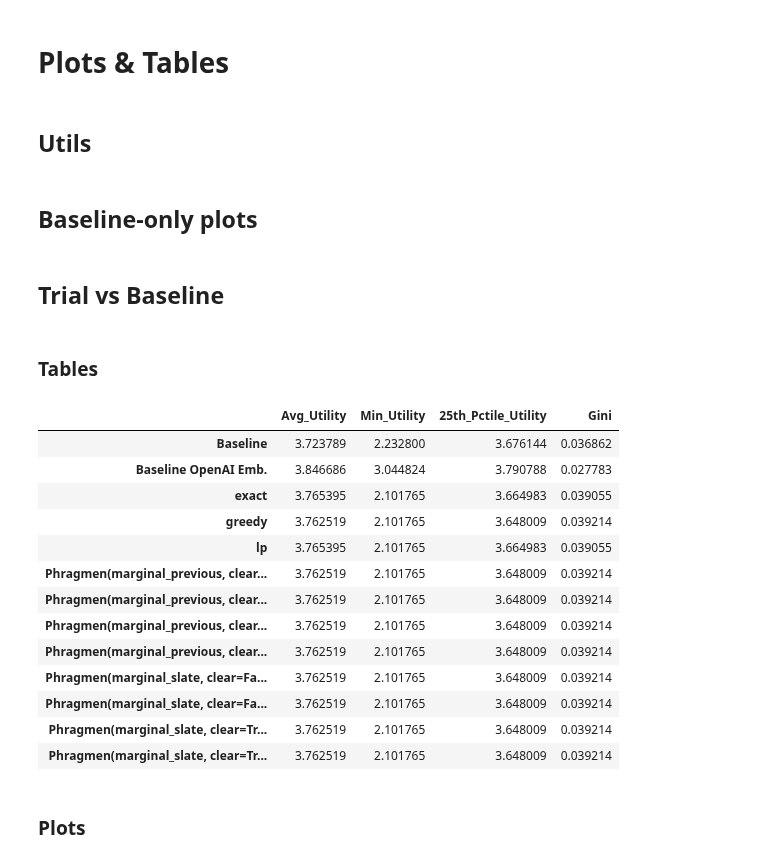
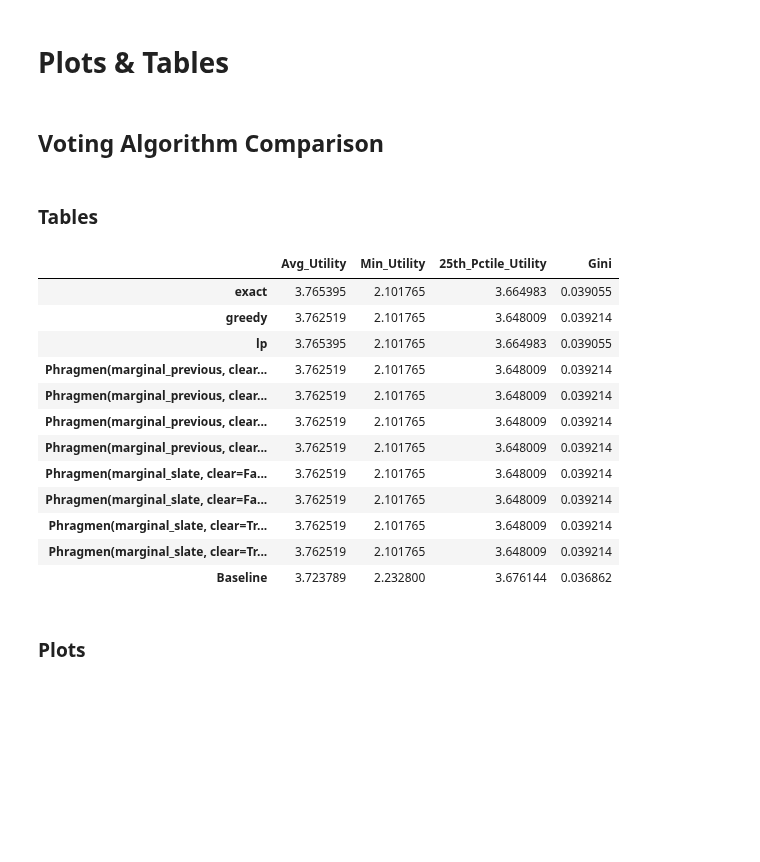
Before and after one commit to aaron-sandoval/generative_social_choice, a Jupyter notebook: generative_social_choice/plots/generate_plots.ipynb, the cells around one changed output. Saved outputs shown, nothing was run; the diff lists cells and outputs as text; code cells hidden in the pictures; blank space fills up the shorter version.

```diff
--- a/generative_social_choice/plots/generate_plots.ipynb
+++ b/generative_social_choice/plots/generate_plots.ipynb
@@ -174,4 +114,2 @@ assignments.head()
 # %% [markdown]
 # Plots & Tables
-# %% [markdown]
-## Utils
@@ -202,2 +115,0 @@ def calculate_proportion_confidence_intervals(counts: np.ndarray, total: int) ->
-# %% [markdown]
-## Baseline-only plots
@@ -272,32 +116,22 @@ def plot_likert_category_bar_chart(assignments: pd.DataFrame) -> plt.figure:
-# %% [markdown]
-## Trial vs Baseline
+# %% [markdown]
+## Voting Algorithm Comparison
 # %% [markdown]
 ### Tables
-# %%
-scalar_metrics = pd.DataFrame(index=utilities.columns, columns=["Avg_Utility", "Min_Utility", r"25th_Pctile_Utility", "Gini"])
-
-scalar_metrics.Avg_Utility = utilities.mean(0).T
-scalar_metrics.Min_Utility = utilities.min(0).T
-scalar_metrics["25th_Pctile_Utility"] = utilities.quantile(0.25, axis=0).T
-# Calculate Gini coefficient using scipy's implementation
-
-scalar_metrics.Gini = utilities.apply(lambda x: gini(x))
-
-scalar_metrics
-# %% [output]
-|  | Avg_Utility | Min_Utility | 25th_Pctile_Utility | Gini |
-| Baseline | 3.723789 | 2.232800 | 3.676144 | 0.036862 |
-| Baseline OpenAI Emb. | 3.846686 | 3.044824 | 3.790788 | 0.027783 |
-| exact | 3.765395 | 2.101765 | 3.664983 | 0.039055 |
-| greedy | 3.762519 | 2.101765 | 3.648009 | 0.039214 |
-| lp | 3.765395 | 2.101765 | 3.664983 | 0.039055 |
-| Phragmen(marginal_previous, clear... | 3.762519 | 2.101765 | 3.648009 | 0.039214 |
-| Phragmen(marginal_previous, clear... | 3.762519 | 2.101765 | 3.648009 | 0.039214 |
-| Phragmen(marginal_previous, clear... | 3.762519 | 2.101765 | 3.648009 | 0.039214 |
-| Phragmen(marginal_previous, clear... | 3.762519 | 2.101765 | 3.648009 | 0.039214 |
-| Phragmen(marginal_slate, clear=Fa... | 3.762519 | 2.101765 | 3.648009 | 0.039214 |
-| Phragmen(marginal_slate, clear=Fa... | 3.762519 | 2.101765 | 3.648009 | 0.039214 |
-| Phragmen(marginal_slate, clear=Tr... | 3.762519 | 2.101765 | 3.648009 | 0.039214 |
-| Phragmen(marginal_slate, clear=Tr... | 3.762519 | 2.101765 | 3.648009 | 0.039214 |
+# %%
+scalar_utility_metrics(utilities)
+# %% [output]
+|  | Avg_Utility | Min_Utility | 25th_Pctile_Utility | Gini |
+| exact | 3.765395 | 2.101765 | 3.664983 | 0.039055 |
+| greedy | 3.762519 | 2.101765 | 3.648009 | 0.039214 |
+| lp | 3.765395 | 2.101765 | 3.664983 | 0.039055 |
+| Phragmen(marginal_previous, clear... | 3.762519 | 2.101765 | 3.648009 | 0.039214 |
+| Phragmen(marginal_previous, clear... | 3.762519 | 2.101765 | 3.648009 | 0.039214 |
+| Phragmen(marginal_previous, clear... | 3.762519 | 2.101765 | 3.648009 | 0.039214 |
+| Phragmen(marginal_previous, clear... | 3.762519 | 2.101765 | 3.648009 | 0.039214 |
+| Phragmen(marginal_slate, clear=Fa... | 3.762519 | 2.101765 | 3.648009 | 0.039214 |
+| Phragmen(marginal_slate, clear=Fa... | 3.762519 | 2.101765 | 3.648009 | 0.039214 |
+| Phragmen(marginal_slate, clear=Tr... | 3.762519 | 2.101765 | 3.648009 | 0.039214 |
+| Phragmen(marginal_slate, clear=Tr... | 3.762519 | 2.101765 | 3.648009 | 0.039214 |
+| Baseline | 3.723789 | 2.232800 | 3.676144 | 0.036862 |
 # %% [markdown]
 ### Plots
```
Also changed, not shown: parts of 19 cells of this notebook, 2 other files.
